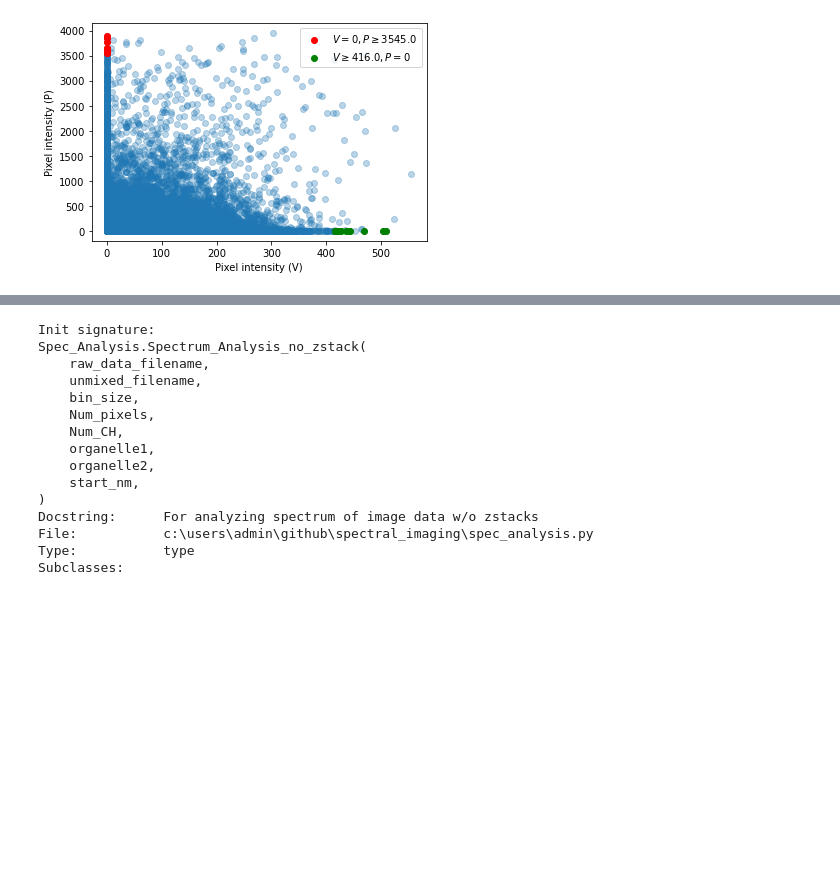
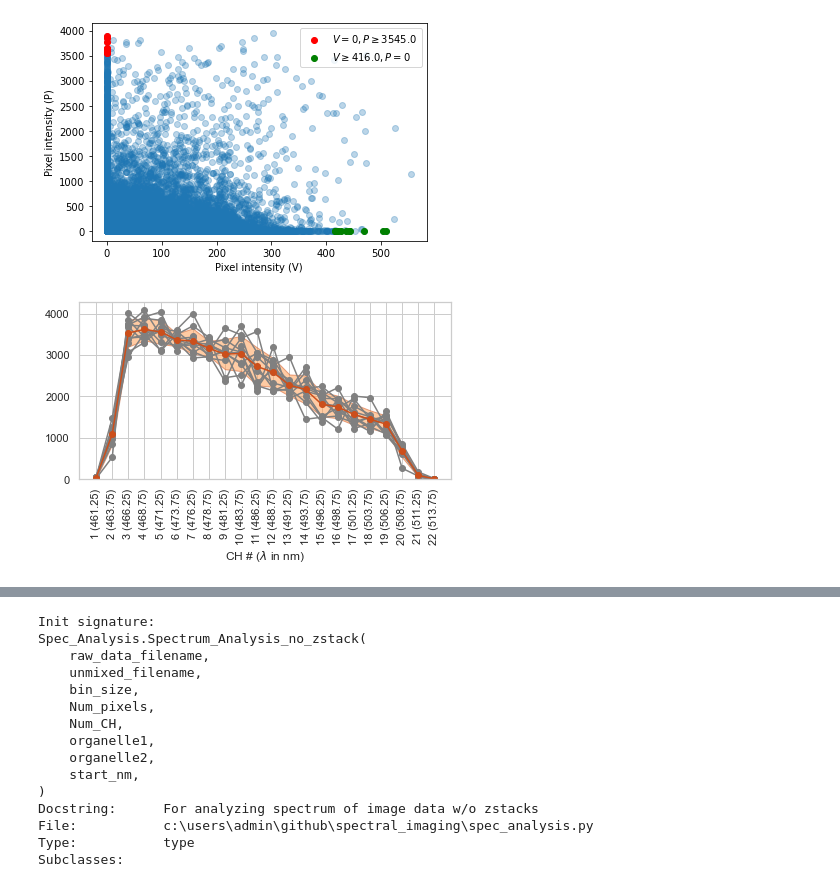
Before and after one commit to ajannamay/Spectral_imaging, a Jupyter notebook: test.ipynb, the cells around one changed output, grey strips where cells are left out. Saved outputs shown, nothing was run; the diff lists cells and outputs as text; code cells hidden in the pictures; blank space fills up the shorter version.

```diff
--- a/test.ipynb
+++ b/test.ipynb
@@ -9,9 +16,17 @@ import matplotlib.pyplot as plt
 # %%
-CFP = Spectral_Analysis.Spectra_no_z('LargerPnh\\CFP1','LargerPnh\\CFP1_unmixed2',2.5,1024,22,'P','V',461.25)
+CFP = Spectral_Analysis.Spectra('LargerPnh\\CFP1','LargerPnh\\CFP1_unmixed2',2.5,1024,22,False,'P','V',461.25)
 # %%
 plotter_2p5, Pindx_2p5, Vindx_2p5 = CFP.generate_scatter_plot(False,10)
 plt.legend(loc='upper right')
 plt.show()
 # %% [output]
 [figure]
+# %%
+# Set the Seaborn style and palette
+sns.set(style="whitegrid",palette="pastel")
+CFP.generate_normSpectrum(Pindx_2p5,0,True)
+# CFP.generate_normSpectrum(Vindx_2p5,0,True)
+plt.show()
+# %% [output]
+[figure, added]
 # %%
```
Also changed, not shown: parts of 8 cells of this notebook, 1 other file.
